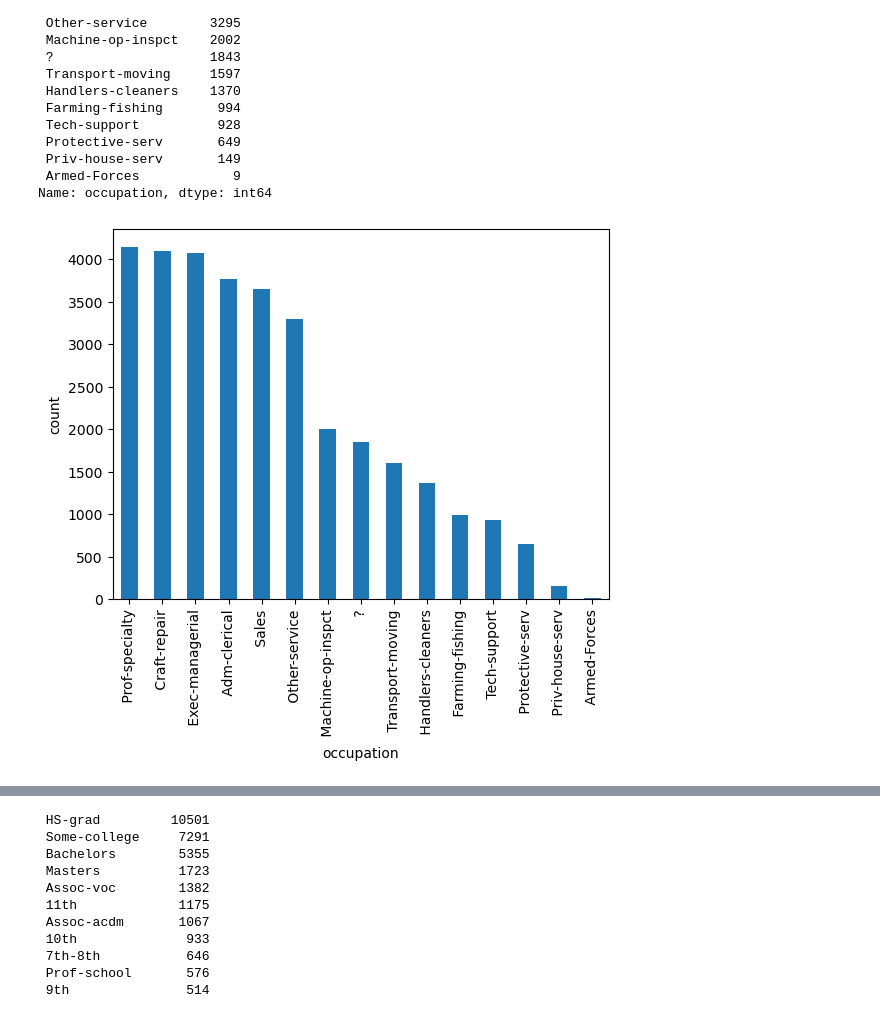
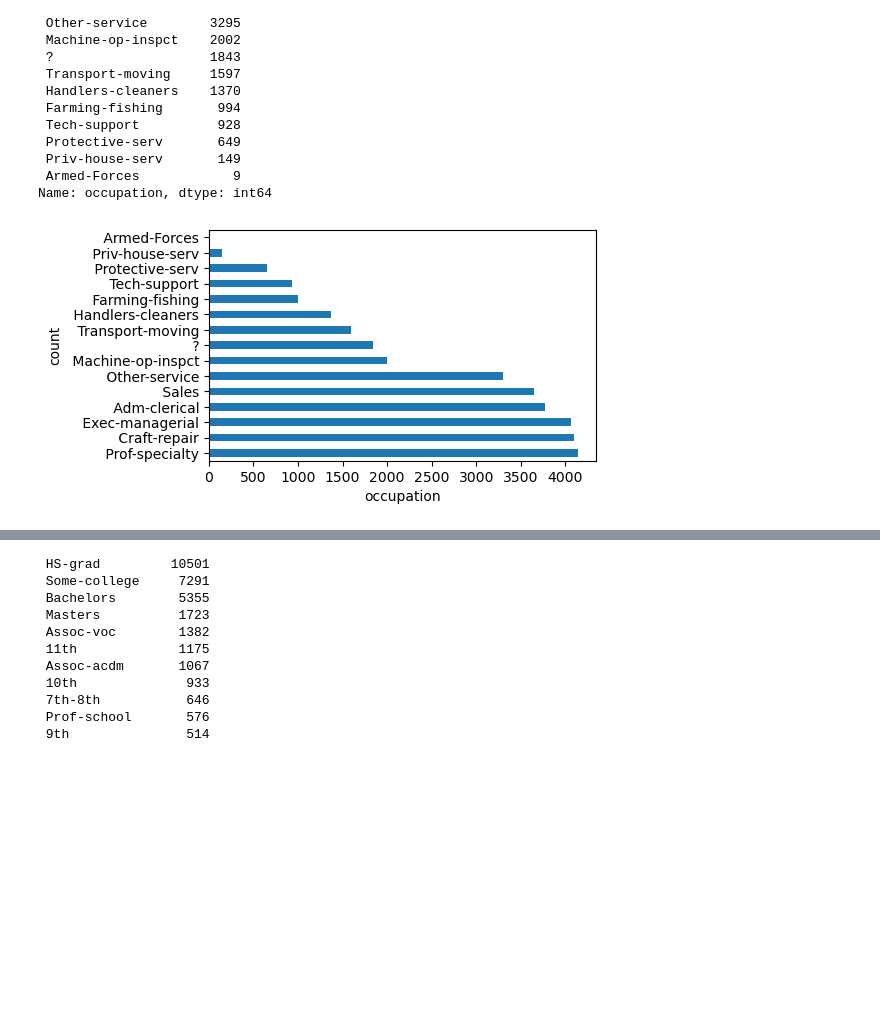
Before and after one commit to BrownDSI/DATA1030-Fall2022, a Jupyter notebook: week2 - EDA/EDA_p2.ipynb, the cells around one changed output, grey strips where cells are left out. Drawn from its saved outputs; the diff is of its cells as text; code cells hidden in the pictures; blank space fills up the shorter version.

```diff
--- a/week2 - EDA/EDA_p2.ipynb
+++ b/week2 - EDA/EDA_p2.ipynb
@@ -145,10 +149,11 @@ print(df['occupation'].value_counts())
  Armed-Forces            9
 Name: occupation, dtype: int64
 # %%
-pd.value_counts(df['occupation']).plot.bar()
+plt.figure(figsize=(5,3))
+pd.value_counts(df['occupation']).plot.barh()
 plt.ylabel('count')
 plt.xlabel('occupation')
 plt.show()
 # %% [output]
-[figure, old version]
+[figure, new version]
 # %%
```
Also changed, not shown: parts of 11 cells of this notebook, 13 other files.
